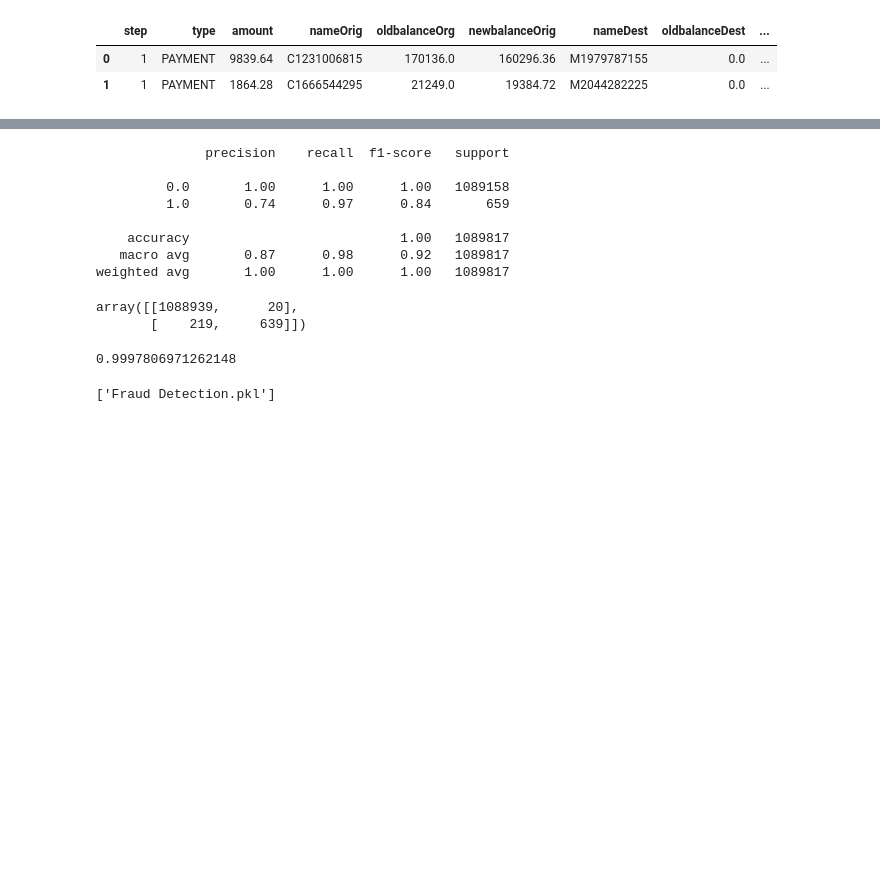
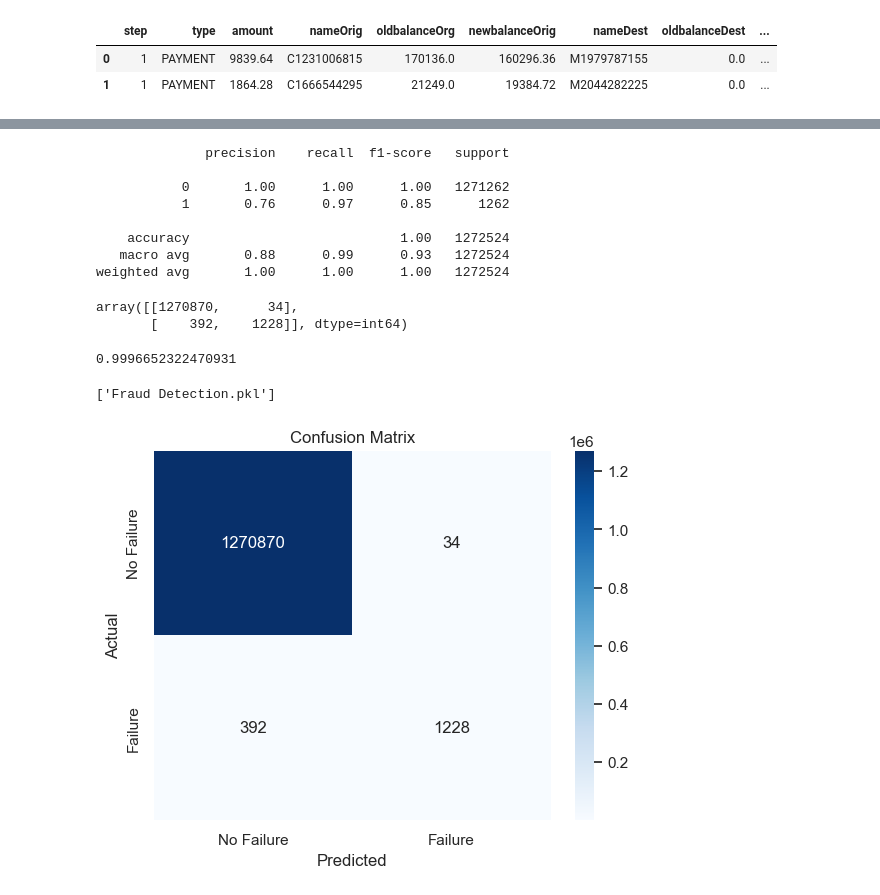
Before and after one commit to Pranabbh09/Fraud_Detection_pred, a Jupyter notebook: analysis_model.ipynb, the cells around one changed output, grey strips where cells are left out. Drawn from its saved outputs; the diff is of its cells as text; code cells hidden in the pictures; blank space fills up the shorter version.

```diff
--- a/analysis_model.ipynb
+++ b/analysis_model.ipynb
@@ -264,0 +264,12 @@ clf_pipeline = Pipeline(steps=[('preprocessor', preprocessor),
+# %%
+from sklearn.ensemble import VotingClassifier
+
+voting_clf = VotingClassifier(estimators=[
+    ('rf', RandomForestClassifier(n_estimators=100, random_state=42)),
+    ('xgb', XGBClassifier(n_estimators=100, random_state=42, use_label_encoder=False, eval_metric='logloss'))
+], voting='soft')
+
+clf_pipeline = Pipeline([
+    ('preprocessor', preprocessor),
+    ('classifier', voting_clf)
+])
@@ -282,23 +324,32 @@ print(classification_report(y_pred,y_test))
 # %% [output]
               precision    recall  f1-score   support
 
-         0.0       1.00      1.00      1.00   1089158
-         1.0       0.74      0.97      0.84       659
+           0       1.00      1.00      1.00   1271262
+           1       0.76      0.97      0.85      1262
 
-    accuracy                           1.00   1089817
-   macro avg       0.87      0.98      0.92   1089817
-weighted avg       1.00      1.00      1.00   1089817
+    accuracy                           1.00   1272524
+   macro avg       0.88      0.99      0.93   1272524
+weighted avg       1.00      1.00      1.00   1272524
 # %%
 confusion_matrix(y_test,y_pred)
 # %% [output]
-array([[1088939,      20],
-       [    219,     639]])
+array([[1270870,      34],
+       [    392,    1228]], dtype=int64)
 # %%
 clf_pipeline.score(X_test,y_test)
 # %% [output]
-0.9997806971262148
+0.9996652322470931
 # %%
 import joblib
 joblib.dump(clf_pipeline,'Fraud Detection.pkl')
 # %% [output]
 ['Fraud Detection.pkl']
+# %%
+cm = confusion_matrix(y_test, y_pred)
+sns.heatmap(cm, annot=True, fmt='d', cmap='Blues', xticklabels=['No Failure', 'Failure'], yticklabels=['No Failure', 'Failure'])
+plt.ylabel('Actual')
+plt.xlabel('Predicted')
+plt.title('Confusion Matrix')
+plt.show()
+# %% [output]
+[figure, added]
```
Also changed, not shown: parts of 26 cells of this notebook.
